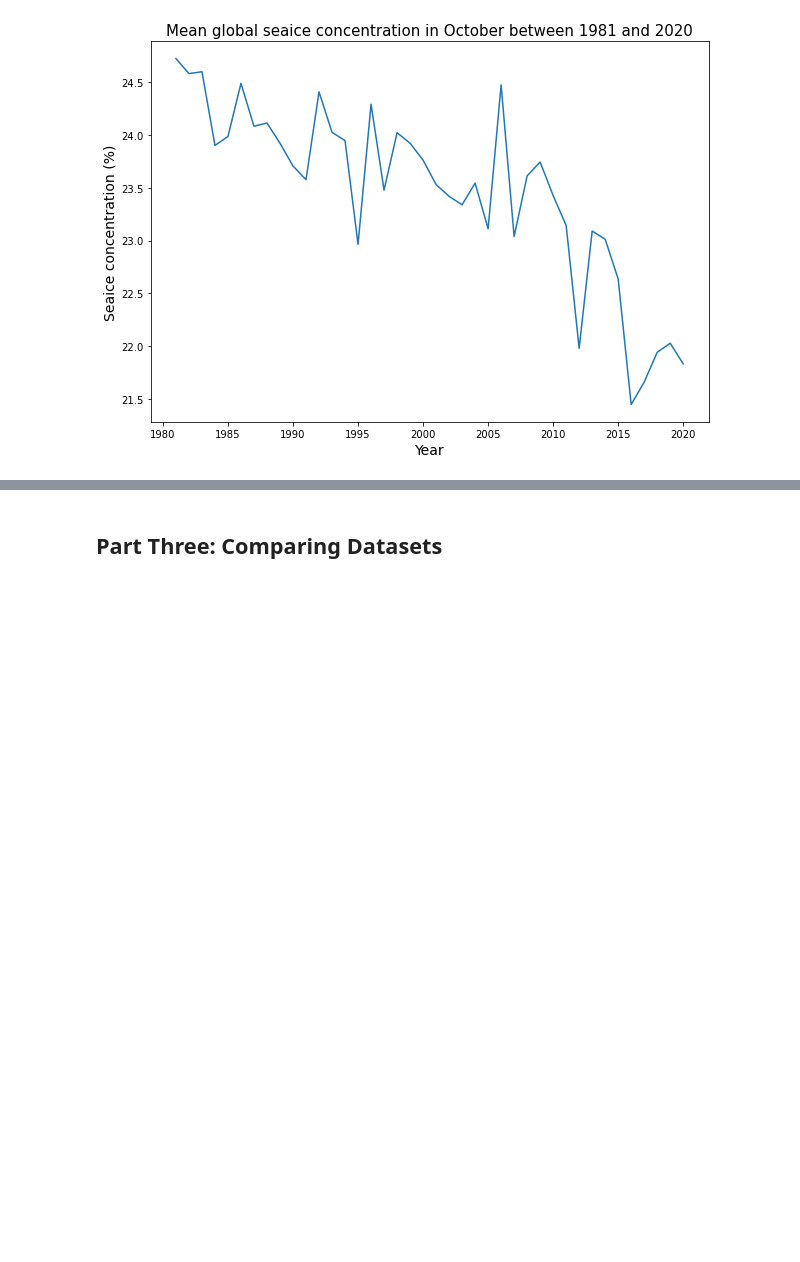
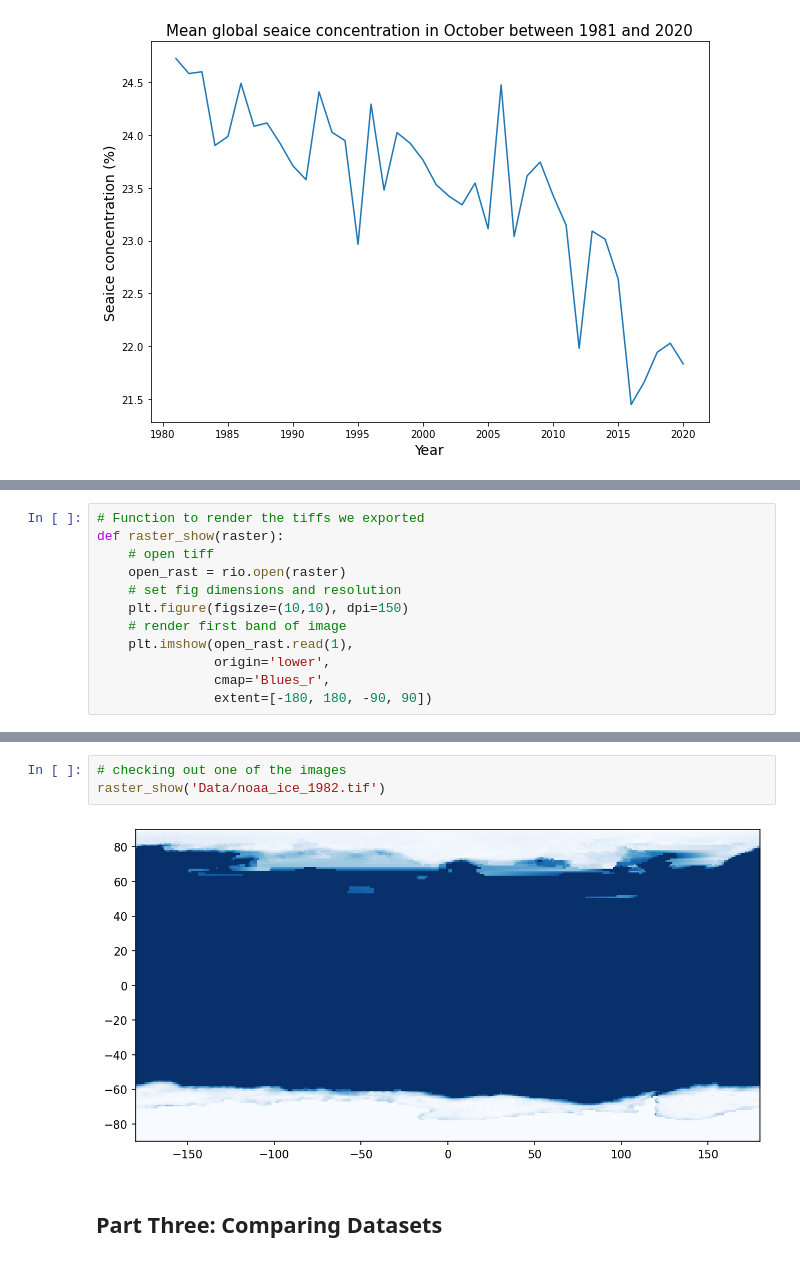
Before and after one commit to EDS220-Fall2021-org/Homework_3, a Jupyter notebook: HW3_sst_seaice.ipynb, the cells around one changed output, grey strips where cells are left out. Drawn from its saved outputs; the diff is of its cells as text; blank space fills up the shorter version.

```diff
--- a/HW3_sst_seaice.ipynb
+++ b/HW3_sst_seaice.ipynb
@@ -387,0 +415,12 @@ Text(0.5, 1.0, 'Mean global seaice concentration in October between 1981 and 202
+# %%
+# Function to render the tiffs we exported
+def raster_show(raster):
+    # open tiff
+    open_rast = rio.open(raster)
+    # set fig dimensions and resolution
+    plt.figure(figsize=(10,10), dpi=150)
+    # render first band of image
+    plt.imshow(open_rast.read(1),
+               origin='lower',
+               cmap='Blues_r',
+               extent=[-180, 180, -90, 90])
@@ -388,3 +452,8 @@ Text(0.5, 1.0, 'Mean global seaice concentration in October between 1981 and 202
+# %%
+# checking out one of the images
+raster_show('Data/noaa_ice_1982.tif')
+# %% [output]
+[figure, added]
 # %% [markdown]
 ## Part Three: Comparing Datasets
 # %%
```
Also changed, not shown: parts of 8 cells of this notebook.
